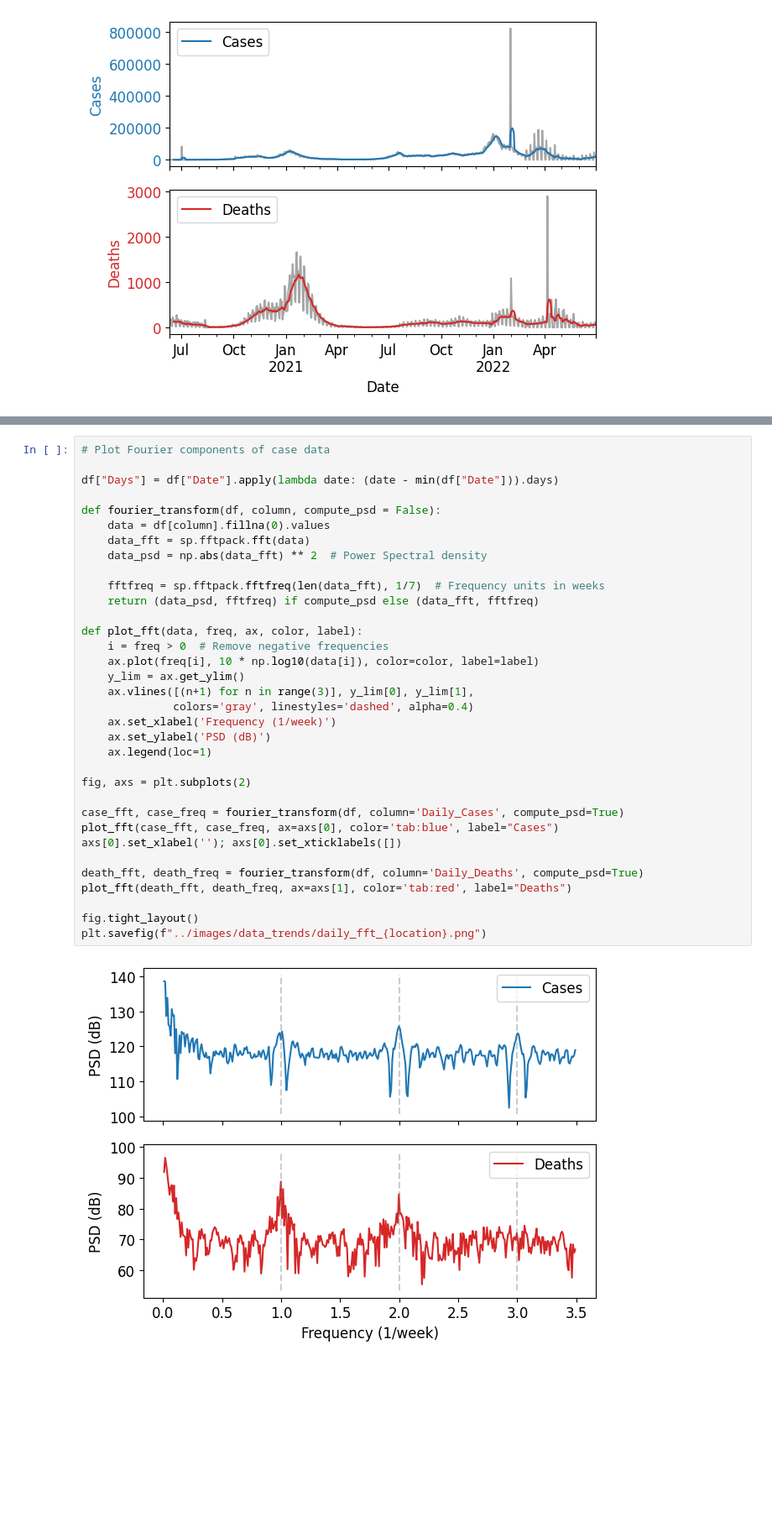
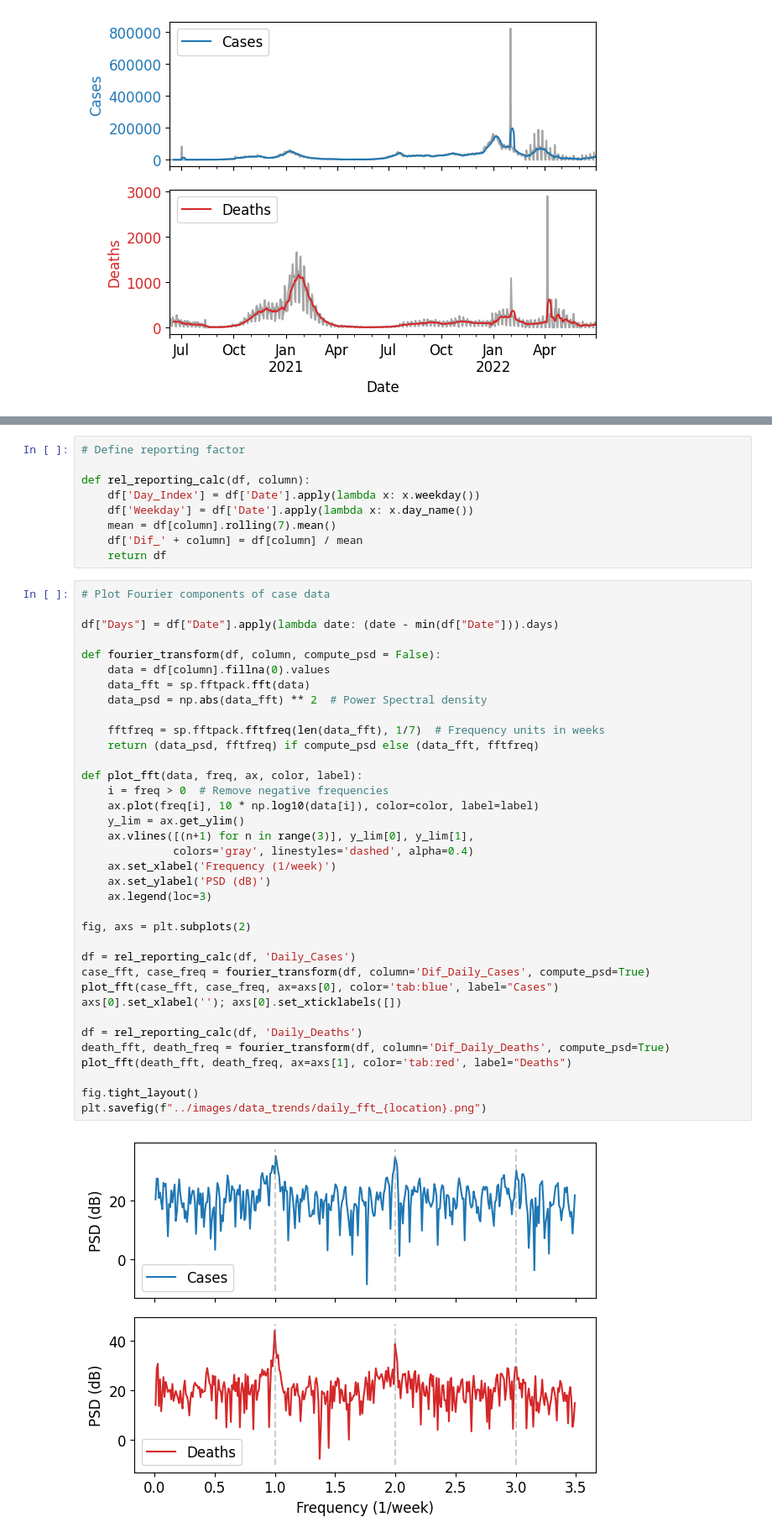
Before and after one commit to KCGallagher/periodic-sampling, a Jupyter notebook: analysis/data_trends.ipynb, the cells around one changed output, grey strips where cells are left out. Shown: that part at 84% size. Drawn from its saved outputs; the diff is of its cells as text; blank space fills up the shorter version.

Commit message:
Fourier window plotting (#2)

```diff
--- a/analysis/data_trends.ipynb
+++ b/analysis/data_trends.ipynb
@@ -110,38 +114,49 @@ plt.savefig(f"../images/data_trends/daily_data_{location}.png")
+# %%
+# Define reporting factor
+
+def rel_reporting_calc(df, column):
+    df['Day_Index'] = df['Date'].apply(lambda x: x.weekday())
+    df['Weekday'] = df['Date'].apply(lambda x: x.day_name())
+    mean = df[column].rolling(7).mean()
+    df['Dif_' + column] = df[column] / mean
+    return df
 # %%
 # Plot Fourier components of case data
 
 df["Days"] = df["Date"].apply(lambda date: (date - min(df["Date"])).days)
 
 def fourier_transform(df, column, compute_psd = False):
     data = df[column].fillna(0).values
     data_fft = sp.fftpack.fft(data)
     data_psd = np.abs(data_fft) ** 2  # Power Spectral density
 
     fftfreq = sp.fftpack.fftfreq(len(data_fft), 1/7)  # Frequency units in weeks
     return (data_psd, fftfreq) if compute_psd else (data_fft, fftfreq)
 
 def plot_fft(data, freq, ax, color, label):
     i = freq > 0  # Remove negative frequencies
     ax.plot(freq[i], 10 * np.log10(data[i]), color=color, label=label)
     y_lim = ax.get_ylim()
     ax.vlines([(n+1) for n in range(3)], y_lim[0], y_lim[1],
               colors='gray', linestyles='dashed', alpha=0.4)
     ax.set_xlabel('Frequency (1/week)')
     ax.set_ylabel('PSD (dB)')
-    ax.legend(loc=1)
+    ax.legend(loc=3)
 
 fig, axs = plt.subplots(2)
 
-case_fft, case_freq = fourier_transform(df, column='Daily_Cases', compute_psd=True)
+df = rel_reporting_calc(df, 'Daily_Cases')
+case_fft, case_freq = fourier_transform(df, column='Dif_Daily_Cases', compute_psd=True)
 plot_fft(case_fft, case_freq, ax=axs[0], color='tab:blue', label="Cases")
 axs[0].set_xlabel(''); axs[0].set_xticklabels([])
 
-death_fft, death_freq = fourier_transform(df, column='Daily_Deaths', compute_psd=True)
+df = rel_reporting_calc(df, 'Daily_Deaths')
+death_fft, death_freq = fourier_transform(df, column='Dif_Daily_Deaths', compute_psd=True)
 plot_fft(death_fft, death_freq, ax=axs[1], color='tab:red', label="Deaths")
 
 fig.tight_layout()
 plt.savefig(f"../images/data_trends/daily_fft_{location}.png")
 # %% [output]
-[figure, old version]
+[figure, new version]
 # %%
 # Data with High freq components removed
```
Also changed, not shown: parts of 6 cells of this notebook, 1 other file.
